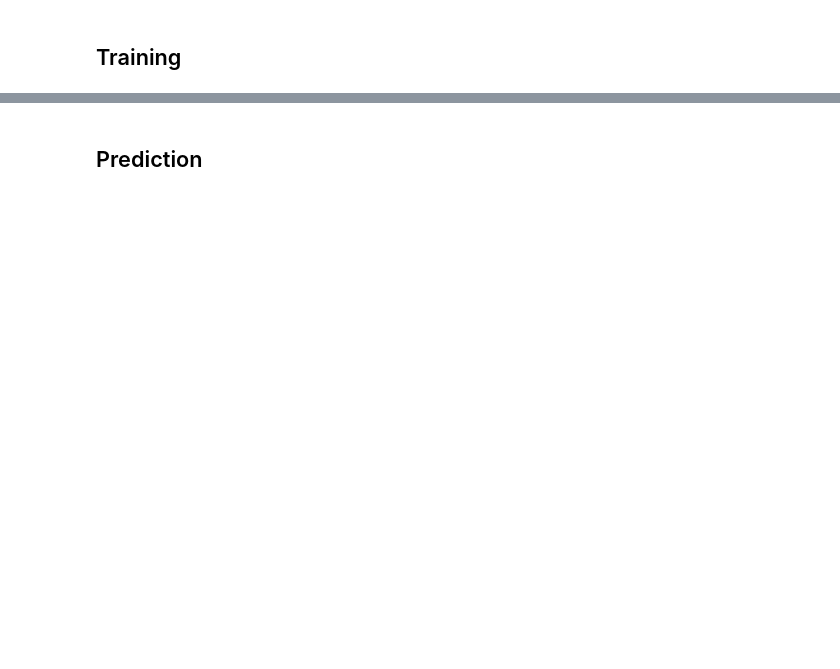
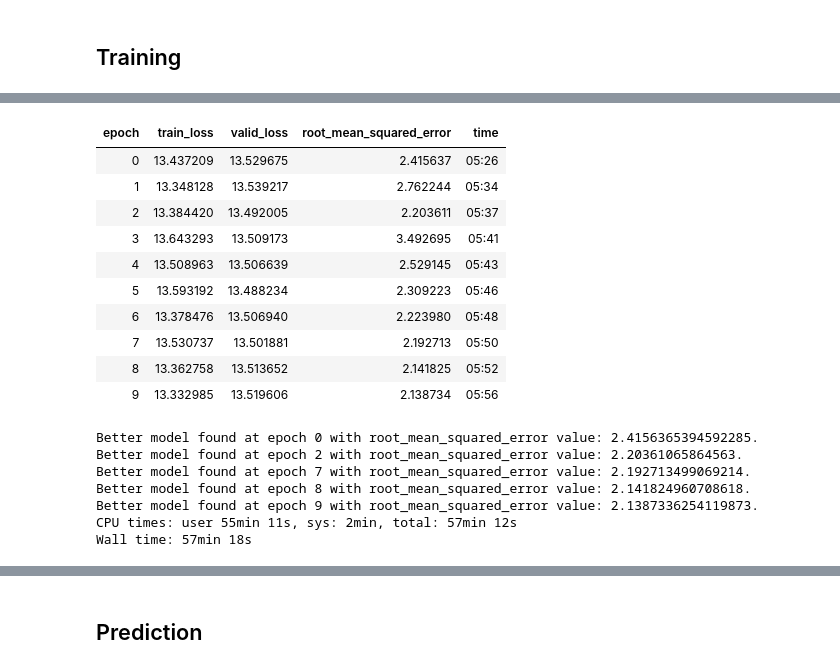
Before and after one commit to gilfernandes/fastai-exercises, a Jupyter notebook: nbs_gil/m5/m5_simple_fastai_13.ipynb, the cells around one changed output, grey strips where cells are left out. Saved outputs shown, nothing was run; the diff lists cells and outputs as text; code cells hidden in the pictures; blank space fills up the shorter version.

```diff
--- a/nbs_gil/m5/m5_simple_fastai_13.ipynb
+++ b/nbs_gil/m5/m5_simple_fastai_13.ipynb
@@ -201,14 +249,14 @@ class ExportModelCallback(callbacks.TrackerCallback):
             if current is not None and self.operator(current, self.best):
                 print(f'Better model found at epoch {epoch} with {self.monitor} value: {current}.')
                 self.best = current
-                learn.export(file=str(path/f'm5_model_{epoch}_export.pkl'))
+                learn.export(file=str(path/f'm5_model_{self.name}_{epoch}_export.pkl'))
 
     def on_train_end(self, **kwargs):
         "Load the best model."
         if self.every=="improvement" and (self.learn.path/f'{self.learn.model_dir}/{self.name}.pth').is_file():
             self.learn.load(f'{self.name}', purge=False)
 # %%
-learn = tabular_learner(data, layers=[1500, 750], y_range=y_range, metrics=rmse)
+learn = tabular_learner(data, layers=[2000, 1000], y_range=y_range, metrics=rmse)
 # %%
 learn.loss_func = tweedie_loss
 # %%
@@ -222,9 +293,28 @@ lr = 1e-3
 # %%
 %%time
 learn.fit_one_cycle(10, lr, callbacks=[callbacks.EarlyStoppingCallback(learn, monitor="root_mean_squared_error",
                                                                        mode="min", patience=30),
-                                     callbacks.ExportModelCallback(learn, monitor='root_mean_squared_error',mode='min',
+                                     ExportModelCallback(learn, monitor='root_mean_squared_error',mode='min',
                                                                  name='m5_best_1')])
+# %% [output]
+| epoch | train_loss | valid_loss | root_mean_squared_error | time |
+| 0 | 13.437209 | 13.529675 | 2.415637 | 05:26 |
+| 1 | 13.348128 | 13.539217 | 2.762244 | 05:34 |
+| 2 | 13.384420 | 13.492005 | 2.203611 | 05:37 |
+| 3 | 13.643293 | 13.509173 | 3.492695 | 05:41 |
+| 4 | 13.508963 | 13.506639 | 2.529145 | 05:43 |
+| 5 | 13.593192 | 13.488234 | 2.309223 | 05:46 |
+| 6 | 13.378476 | 13.506940 | 2.223980 | 05:48 |
+| 7 | 13.530737 | 13.501881 | 2.192713 | 05:50 |
+| 8 | 13.362758 | 13.513652 | 2.141825 | 05:52 |
+| 9 | 13.332985 | 13.519606 | 2.138734 | 05:56 |
+Better model found at epoch 0 with root_mean_squared_error value: 2.4156365394592285.
+Better model found at epoch 2 with root_mean_squared_error value: 2.20361065864563.
+Better model found at epoch 7 with root_mean_squared_error value: 2.192713499069214.
+Better model found at epoch 8 with root_mean_squared_error value: 2.141824960708618.
+Better model found at epoch 9 with root_mean_squared_error value: 2.1387336254119873.
+CPU times: user 55min 11s, sys: 2min, total: 57min 12s
+Wall time: 57min 18s
 # %%
 %%time
 
```
Also changed, not shown: parts of 18 cells of this notebook.
